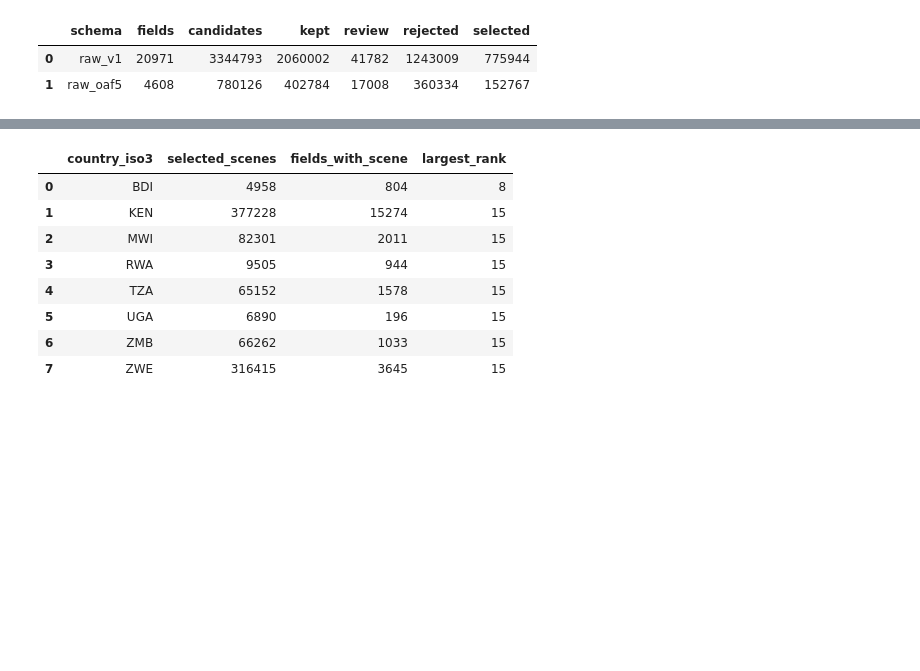
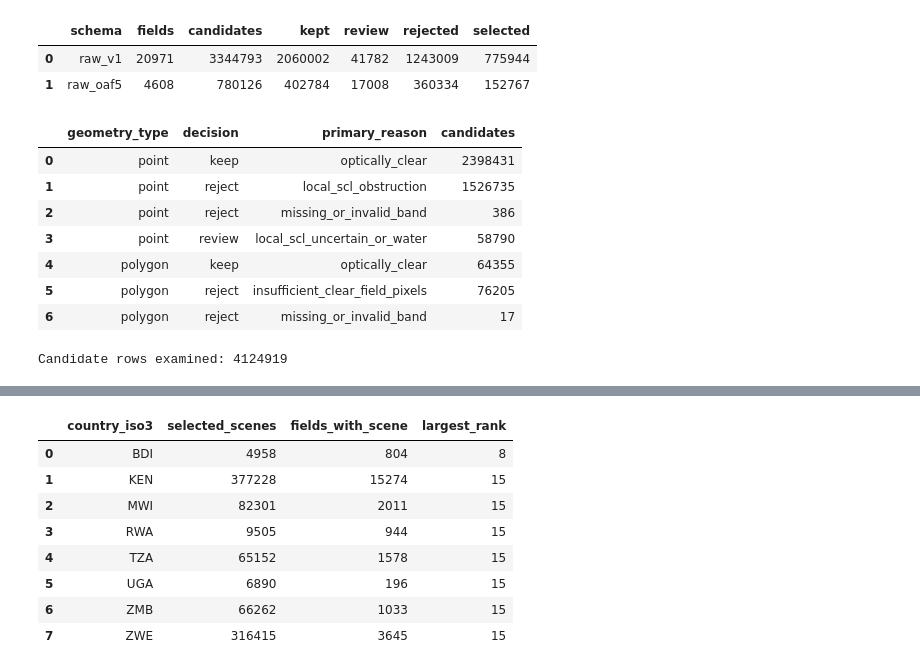
Before and after one commit to JinZida/DSC291DSSD, a Jupyter notebook: notebook/Allen/top15_cleaning.ipynb, the cells around one changed output, grey strips where cells are left out. Saved outputs shown, nothing was run; the diff lists cells and outputs as text; code cells hidden in the pictures; blank space fills up the shorter version.

```diff
--- a/notebook/Allen/top15_cleaning.ipynb
+++ b/notebook/Allen/top15_cleaning.ipynb
@@ -76,3 +111,21 @@ display(pd.DataFrame([{"schema":s,"fields":x["scope_fields"],"candidates":x["can
 |  | schema | fields | candidates | kept | review | rejected | selected |
 | 0 | raw_v1 | 20971 | 3344793 | 2060002 | 41782 | 1243009 | 775944 |
 | 1 | raw_oaf5 | 4608 | 780126 | 402784 | 17008 | 360334 | 152767 |
+# %%
+decision_paths=[str(OUT/f"top15_dev_{s}/scene_decisions.parquet") for s in SCHEMAS]
+reasons=con.execute("""
+SELECT geometry_type,decision,primary_reason,count(*) AS candidates
+FROM read_parquet(?) GROUP BY 1,2,3 ORDER BY 1,2,4 DESC
+""",[decision_paths]).df()
+display(reasons)
+print("Candidate rows examined:",int(reasons.candidates.sum()))
+# %% [output]
+|  | geometry_type | decision | primary_reason | candidates |
+| 0 | point | keep | optically_clear | 2398431 |
+| 1 | point | reject | local_scl_obstruction | 1526735 |
+| 2 | point | reject | missing_or_invalid_band | 386 |
+| 3 | point | review | local_scl_uncertain_or_water | 58790 |
+| 4 | polygon | keep | optically_clear | 64355 |
+| 5 | polygon | reject | insufficient_clear_field_pixels | 76205 |
+| 6 | polygon | reject | missing_or_invalid_band | 17 |
+Candidate rows examined: 4124919
```
Also changed, not shown: parts of 18 cells of this notebook, 2 other files.
